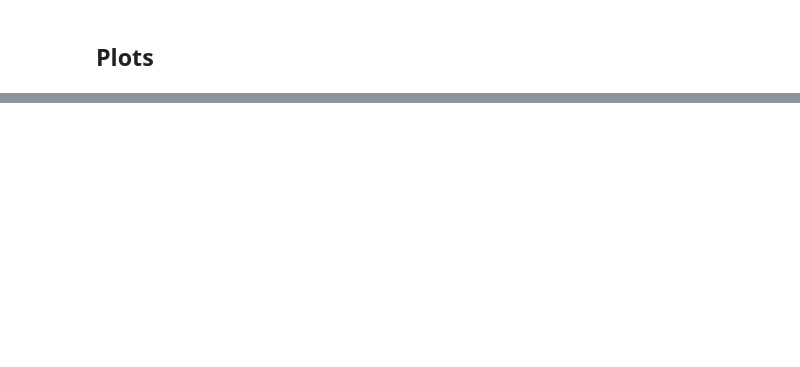
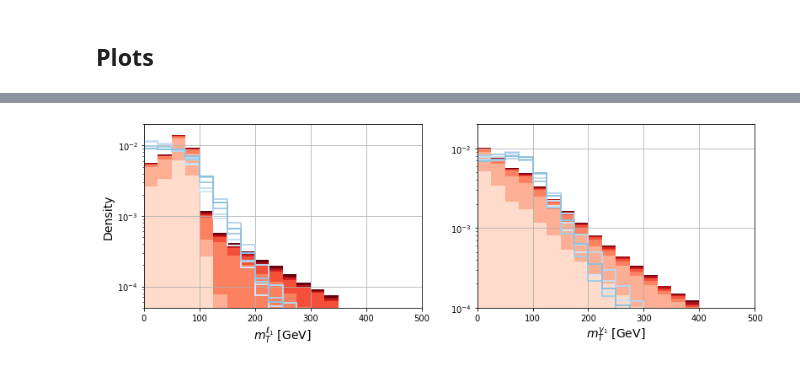
Before and after one commit to Martindelosrios/MLLHC, a Jupyter notebook: codes/AnalysisVars.ipynb, the cells around one changed output, grey strips where cells are left out. Drawn from its saved outputs; the diff is of its cells as text; code cells hidden in the pictures; blank space fills up the shorter version.

Commit message:
some graphics

```diff
--- a/codes/AnalysisVars.ipynb
+++ b/codes/AnalysisVars.ipynb
@@ -550,11 +597,11 @@ hadinfo_NP = []
 name       = []
 for i in [1,2,3,4,8]:
     name.append('BP' + str(i))
-    photon_NP.append( np.loadtxt(datFolderNP + 'BP' + str(i) + '/photon.dat', delimiter=' ') )
-    jet_NP.append( np.loadtxt(datFolderNP + 'BP' + str(i) + '/jet.dat', delimiter=' ') )
-    lepton_NP.append( np.loadtxt(datFolderNP + 'BP' + str(i) + '/lepton.dat', delimiter=' ') )
-    MET_NP.append( np.loadtxt(datFolderNP + 'BP' + str(i) + '/MET.dat', delimiter=' ') )
-    hadinfo_NP.append( np.loadtxt(datFolderNP + 'BP' + str(i) + '/hadinfo.dat', delimiter=' ') )
+    photon_NP.append( np.loadtxt(datFolderNP + 'BP' + str(i) + '/photon_100.dat', delimiter=' ') )
+    jet_NP.append( np.loadtxt(datFolderNP + 'BP' + str(i) + '/jet_100.dat', delimiter=' ') )
+    lepton_NP.append( np.loadtxt(datFolderNP + 'BP' + str(i) + '/lepton_100.dat', delimiter=' ') )
+    MET_NP.append( np.loadtxt(datFolderNP + 'BP' + str(i) + '/MET_100.dat', delimiter=' ') )
+    hadinfo_NP.append( np.loadtxt(datFolderNP + 'BP' + str(i) + '/hadinfo_100.dat', delimiter=' ') )
 # %%
 print('SM', lepton_SM.shape)
 for i in range(len(jet_NP)):
@@ -639,3 +693,13 @@ for i in range(len(photon_NP)):
     deltaR_lepton_jet_NP.append( np.sqrt( (lepton_NP[i][:,1]-jet_NP[i][:,1])**2 + (phi_lepton_jet_NP[i])**2 ) )
 # %% [markdown]
 ## Plots
+# %%
+BPs2plot = [0,1,2,3,4] # Index (n-1) represent BPn
+cmap = cm.get_cmap('Blues', 18)
+#cmap = ['coral']
+sm_color = 'black'
+wjets_color = 'coral'
+wgamma_color = 'red'
+ttgamma_color = 'purple'
+
+ttjets_color = 'purple'
@@ -707,0 +779,57 @@ ax[ncol].set_xlim(0,450)
+# %%
+fig,ax = plt.subplots(1,2, figsize = (13,4))
+
+
+# Mt lepton info -----------------------------------------------------------------------------------------------------------------------
+ncol = 0
+nbins = 20
+bin_range = [0,500]
+
+bkg_list = [mT_lepton_wjets[:wjets_sample], mT_lepton_wgamma[:wgamma_sample], mT_lepton_ttjets[:ttjets_sample],
+            mT_lepton_zjets[:zjets_sample],
+            np.concatenate((mT_lepton_tj[:tj_sample], mT_lepton_tb[:tb_sample], mT_lepton_tw[:tw_sample])),
+            mT_lepton_ttgamma[:ttgamma_sample],
+            np.concatenate((mT_lepton_zz[:zz_sample], mT_lepton_wz[:wz_sample], mT_lepton_ww[:ww_sample]))
+           ]
+
+ax[ncol].hist(bkg_list , nbins, stacked=True, density=True, color = colors, range = bin_range)
+#ax[ncol].legend(labels = bkg_labels,fontsize=13,bbox_to_anchor=(1.35, 1.4), ncol = 4)
+
+for i in BPs2plot:
+    ax[ncol].hist(mT_lepton_NP[i], bins=nbins, lw=2, edgecolor=cmap(i+3), histtype='step', zorder=2, range = bin_range, density = True)
+
+ax[ncol].grid()
+ax[ncol].set_xlabel(r"$m_{T}^{\ell_{1}}$ [GeV]",fontsize=14)
+ax[ncol].set_yscale('log')
+ax[ncol].set_xlim(0,500)
+ax[ncol].set_ylim(5e-5,2e-2)
+ax[ncol].set_ylabel("Density",fontsize=14)
+
+# Mt photon
+ncol = 1
+nbins = 20
+bin_range = [0,500]
+
+bkg_list = [mT_photon_wjets[:wjets_sample], mT_photon_wgamma[:wgamma_sample], mT_photon_ttjets[:ttjets_sample],
+            mT_photon_zjets[:zjets_sample],
+            np.concatenate((mT_photon_tj[:tj_sample], mT_photon_tb[:tb_sample], mT_photon_tw[:tw_sample])),
+            mT_photon_ttgamma[:ttgamma_sample],
+            np.concatenate((mT_photon_zz[:zz_sample], mT_photon_wz[:wz_sample], mT_photon_ww[:ww_sample]))
+           ]
+
+ax[ncol].hist(bkg_list , nbins, stacked=True, density=True, color = colors, range = bin_range)
+
+for i in BPs2plot:
+    ax[ncol].hist(mT_photon_NP[i], bins=nbins, lw=2, edgecolor=cmap(i+3), histtype='step', zorder=2, range = bin_range, density = True, label = 'BP'+ str(i+1))
+#ax[ncol].legend(loc='upper right',fontsize=13,bbox_to_anchor=(1., 1.4), ncol = 3)
+
+ax[ncol].grid()
+ax[ncol].set_xlabel(r"$m_{T}^{\gamma_{1}}$ [GeV]",fontsize=14)
+ax[ncol].set_ylabel("")
+ax[ncol].set_yscale('log')
+ax[ncol].set_ylim(1e-4,2e-2)
+ax[ncol].set_xlim(0,500)
+
+plt.savefig('../graph/mt_lepton_mt_photon.pdf', bbox_inches='tight')
+# %% [output]
+[figure, added]
```
Also changed, not shown: parts of 15 cells of this notebook.
